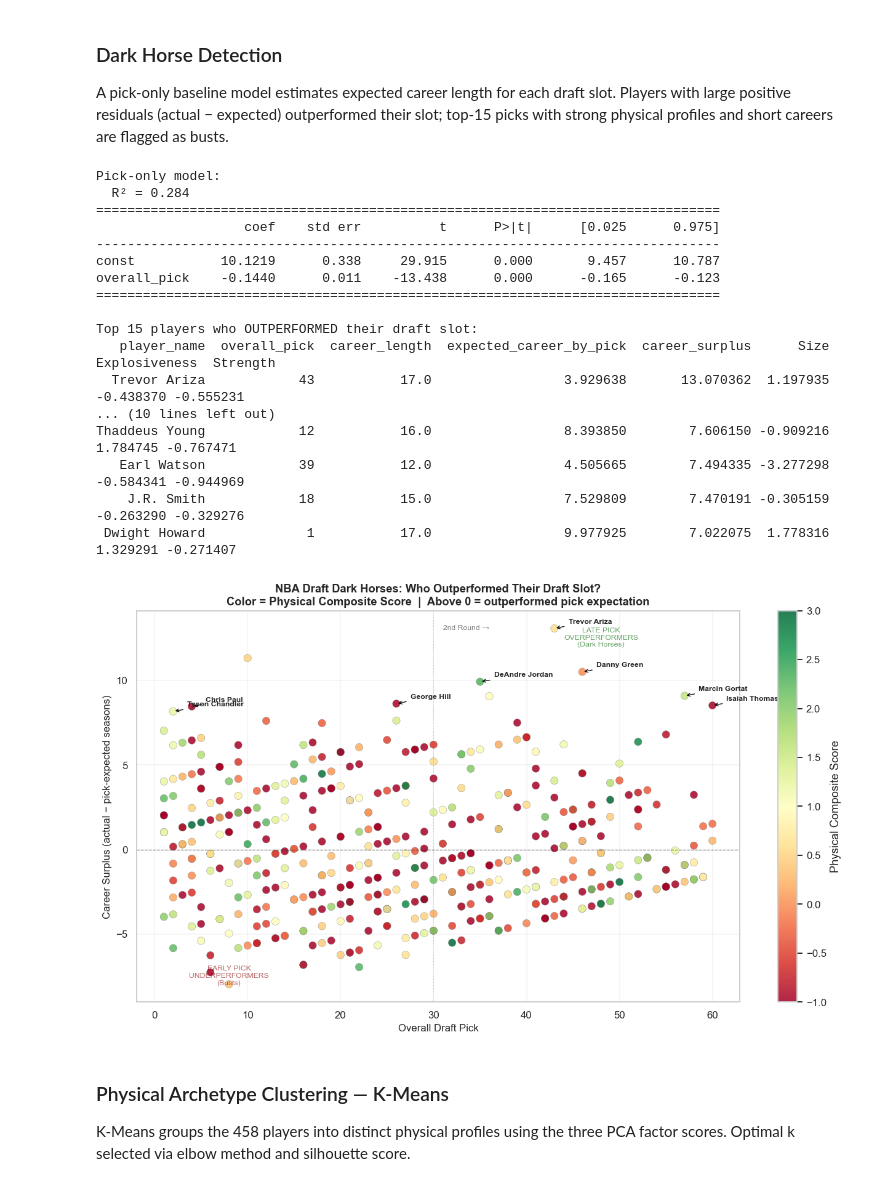
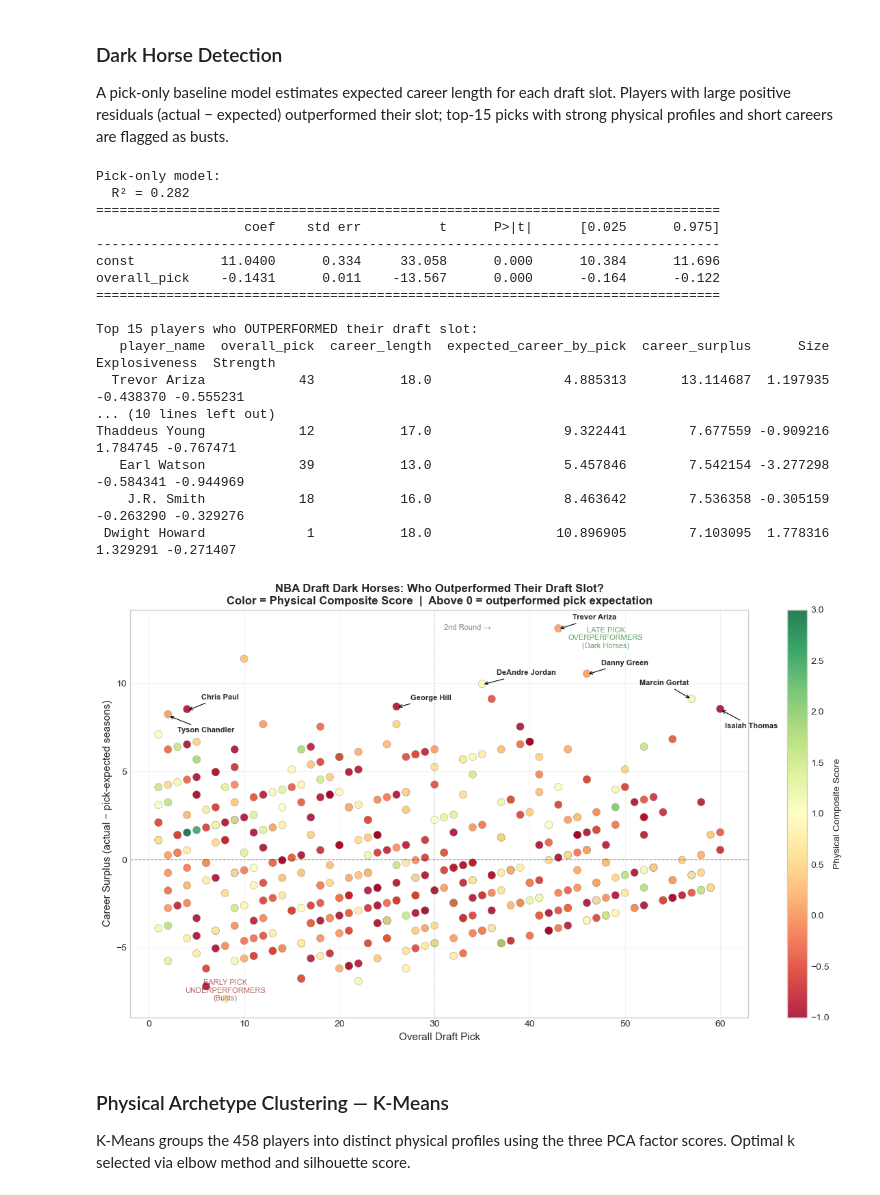
Before and after one commit to lagrenier4451/NBA-Draft-Intelligence, a Jupyter notebook: NBA.PCA.5.23.26.ipynb, the cells around one changed output. Drawn from its saved outputs; the diff is of its cells as text; code cells hidden in the pictures.

```diff
--- a/NBA.PCA.5.23.26.ipynb
+++ b/NBA.PCA.5.23.26.ipynb
@@ -519,6 +534,11 @@ Ruben Boumtje-Boumtje  3.231861      -0.420784 -1.323846            2.0
 Two OLS models predict career length from combine-derived factors.
 **Model 1** includes `overall_pick` as a control; **Model 2** uses physical measurements alone.
 The R² gap between models quantifies how much predictive value draft position adds beyond raw athleticism.
+# %%
+pca_df_age = pca_df.copy()
+pca_df_age['person_id'] = df.loc[pca_df.index, 'person_id'].values
+birthdate_map = player_info.set_index('person_id')['birthdate'].to_dict()
+pca_df_age['birthdate'] = pca_df_age['person_id'].map(birthdate_map)
 # %%
 print('pca_df_age columns:', list(pca_df_age.columns))
 # %% [output]
@@ -1073,6 +1092,40 @@ r_curry = score_prospect(
 )
 
 results[1] = r_curry
+
+# James Harden
+harden_row = combine[combine['player_name'] == 'James Harden'].iloc[0]
+results[2] = score_prospect(
+    player_name            = "James Harden",
+    height_wo_shoes        = harden_row['height_wo_shoes'],
+    weight                 = harden_row['weight'],
+    wingspan               = harden_row['wingspan'],
+    standing_reach         = harden_row['standing_reach'],
+    body_fat_pct           = harden_row['body_fat_pct'],
+    standing_vertical_leap = harden_row['standing_vertical_leap'],
+    max_vertical_leap      = harden_row['max_vertical_leap'],
+    lane_agility_time      = harden_row['lane_agility_time'],
+    three_quarter_sprint   = harden_row['three_quarter_sprint'],
+    bench_press            = harden_row['bench_press'],
+    projected_pick         = 3
+)
+
+# Kawhi Leonard
+kawhi_row = combine[combine['player_name'] == 'Kawhi Leonard'].iloc[0]
+results[3] = score_prospect(
+    player_name            = "Kawhi Leonard",
+    height_wo_shoes        = kawhi_row['height_wo_shoes'],
+    weight                 = kawhi_row['weight'],
+    wingspan               = kawhi_row['wingspan'],
+    standing_reach         = kawhi_row['standing_reach'],
+    body_fat_pct           = kawhi_row['body_fat_pct'],
+    standing_vertical_leap = kawhi_row['standing_vertical_leap'],
+    max_vertical_leap      = kawhi_row['max_vertical_leap'],
+    lane_agility_time      = kawhi_row['lane_agility_time'],
+    three_quarter_sprint   = kawhi_row['three_quarter_sprint'],
+    bench_press            = kawhi_row['bench_press'],
+    projected_pick         = 15
+)
 # %% [output]
 ====================================================
   PROSPECT REPORT: Stephen Curry
@@ -1159,23 +1217,24 @@ print(export[['player_name','overall_pick','career_length',
       .head(15).to_string(index=False))
 # %% [output]
 Pick-only model:
-  R² = 0.284
+  R² = 0.282
 ================================================================================
                    coef    std err          t      P>|t|      [0.025      0.975]
 --------------------------------------------------------------------------------
-const           10.1219      0.338     29.915      0.000       9.457      10.787
-overall_pick    -0.1440      0.011    -13.438      0.000      -0.165      -0.123
+const           11.0400      0.334     33.058      0.000      10.384      11.696
+overall_pick    -0.1431      0.011    -13.567      0.000      -0.164      -0.122
 ================================================================================
 
 Top 15 players who OUTPERFORMED their draft slot:
    player_name  overall_pick  career_length  expected_career_by_pick  career_surplus      Size  Explosiveness  Strength
-  Trevor Ariza            43           17.0                 3.929638       13.070362  1.197935      -0.438370 -0.555231
+  Trevor Ariza            43           18.0                 4.885313       13.114687  1.197935      -0.438370 -0.555231
 ... (10 lines left out)
-Thaddeus Young            12           16.0                 8.393850        7.606150 -0.909216       1.784745 -0.767471
-   Earl Watson            39           12.0                 4.505665        7.494335 -3.277298      -0.584341 -0.944969
-    J.R. Smith            18           15.0                 7.529809        7.470191 -0.305159      -0.263290 -0.329276
- Dwight Howard             1           17.0                 9.977925        7.022075  1.778316       1.329291 -0.271407
+Thaddeus Young            12           17.0                 9.322441        7.677559 -0.909216       1.784745 -0.767471
+   Earl Watson            39           13.0                 5.457846        7.542154 -3.277298      -0.584341 -0.944969
+    J.R. Smith            18           16.0                 8.463642        7.536358 -0.305159      -0.263290 -0.329276
+ Dwight Howard             1           18.0                10.896905        7.103095  1.778316       1.329291 -0.271407
 # %%
+export['physical_composite'] = export[['Size', 'Explosiveness', 'Strength']].mean(axis=1)
 fig, ax = plt.subplots(figsize=(12, 7))
 
 sc = ax.scatter(export['overall_pick'], export['career_surplus'],
@@ -1196,34 +1255,34 @@ label_players = {
     'Marcin Gortat':  {'xy': (57,  9.09), 'xytext': (-55,  15)},
     'Isaiah Thomas':  {'xy': (60,  8.52), 'xytext': (  5, -20)},
     'Danny Green':    {'xy': (46, 10.50), 'xytext': ( 15,  10)},
     'George Hill':    {'xy': (26,  8.62), 'xytext': ( 15,   8)},
     'Chris Paul':     {'xy': ( 4,  8.45), 'xytext': ( 15,  12)},
     'Tyson Chandler': {'xy': ( 2,  8.17), 'xytext': ( 10, -18)},
 }
 
 for name, cfg in label_players.items():
     ax.annotate(name, xy=cfg['xy'],
                 xytext=cfg['xytext'], textcoords='offset points',
                 fontsize=8, fontweight='bold',
                 arrowprops=dict(arrowstyle='->', color='black', lw=0.8))
 
 ax.set_xlabel('Overall Draft Pick', fontsize=11)
 ax.set_ylabel('Career Surplus (actual − pick-expected seasons)', fontsize=11)
 ax.set_title('NBA Draft Dark Horses: Who Outperformed Their Draft Slot?\n'
              'Color = Physical Composite Score  |  Above 0 = outperformed pick expectation',
              fontsize=12, fontweight='bold')
 
 ax.text(48, 12, 'LATE PICK\nOVERPERFORMERS\n(Dark Horses)', fontsize=8,
         color='darkgreen', alpha=0.6, ha='center')
 ax.text(8, -8, 'EARLY PICK\nUNDERPERFORMERS\n(Busts)', fontsize=8,
         color='darkred', alpha=0.6, ha='center')
 
 ax.grid(alpha=0.25)
 plt.tight_layout()
 plt.savefig('outputs/dark_horse_scatter.png', dpi=150, bbox_inches='tight')
 plt.show()
 # %% [output]
-[figure, old version]
+[figure, new version]
 # %% [markdown]
 ### Physical Archetype Clustering — K-Means
 
```
Also changed, not shown: parts of 36 cells of this notebook, 13 other files.
